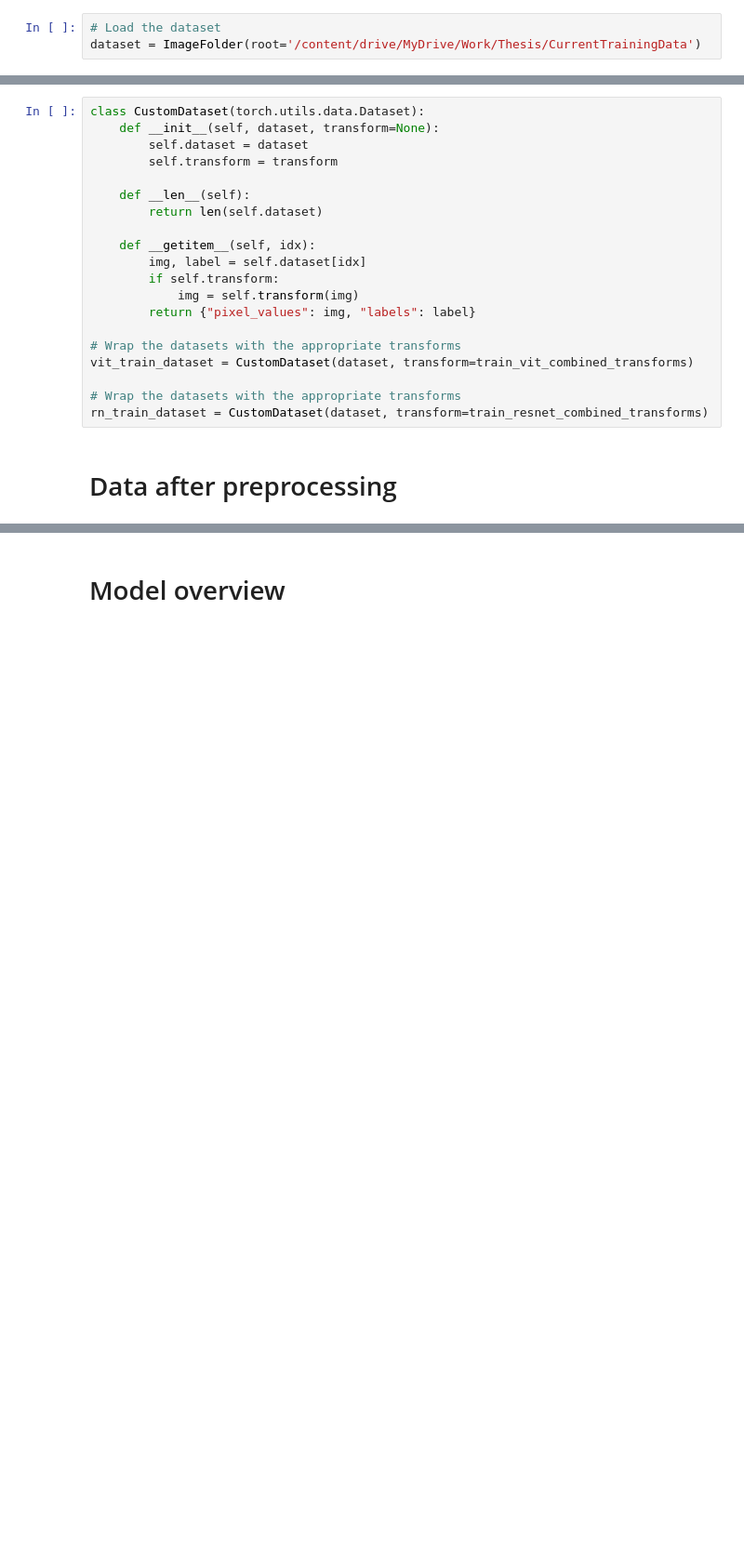
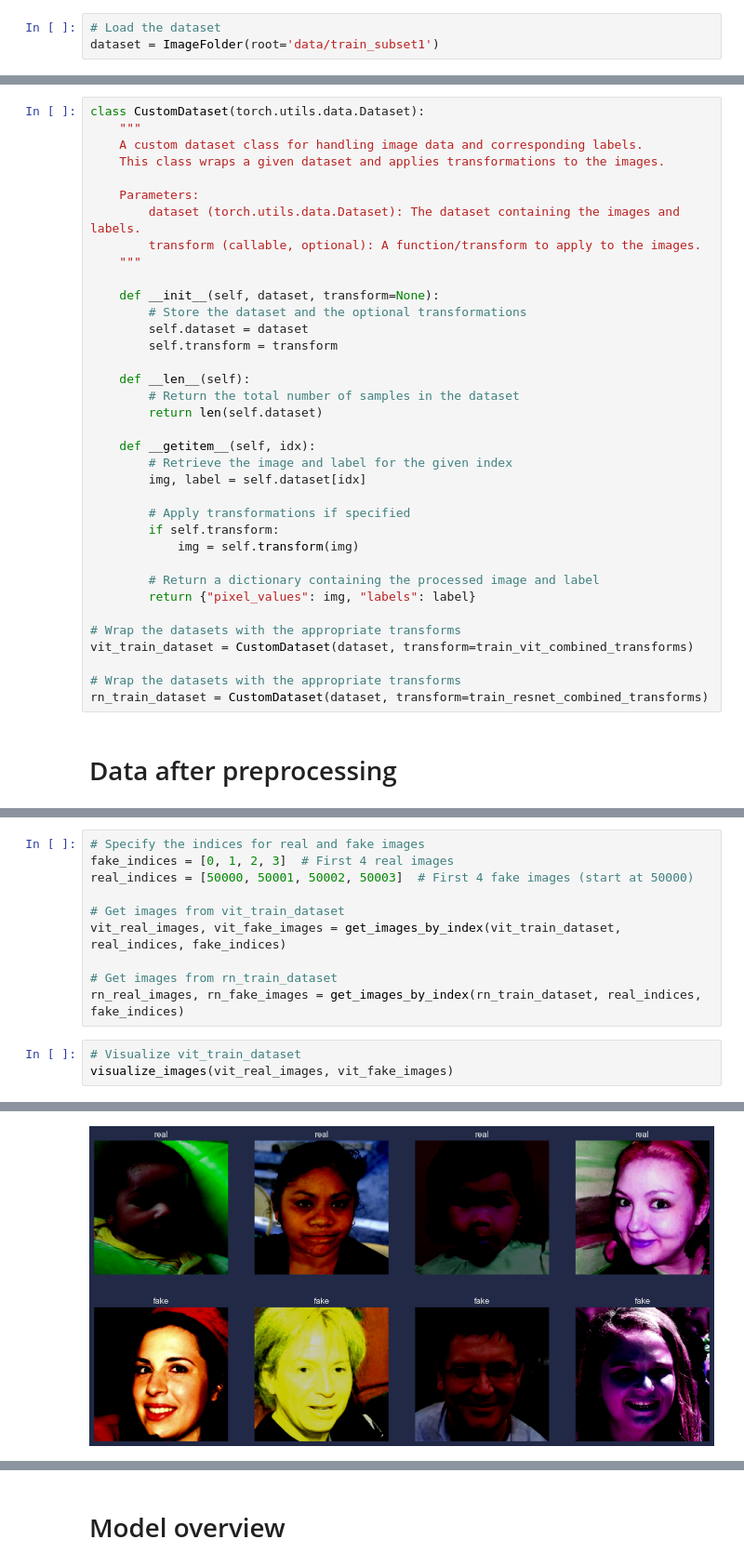
Before and after one commit to trndnhan/Facial-Deepfake-Detection-with-ViT-and-CNN, a Jupyter notebook: Thesis_Notebook.ipynb, the cells around one changed output, grey strips where cells are left out. Shown at 93% size. Saved outputs shown, nothing was run; the diff lists cells and outputs as text; blank space fills up the shorter version.

```diff
--- a/Thesis_Notebook.ipynb
+++ b/Thesis_Notebook.ipynb
@@ -240,7 +233,7 @@ val_test_resnet_combined_transforms = transforms.Compose([
 ])
 # %%
 # Load the dataset
-dataset = ImageFolder(root='/content/drive/MyDrive/Work/Thesis/CurrentTrainingData')
+dataset = ImageFolder(root='data/train_subset1')
 # %%
 print(f"Training set size: {len(dataset)}")
 # %% [output]
@@ -248,16 +241,32 @@ Training set size: 2000
 # %%
 class CustomDataset(torch.utils.data.Dataset):
+    """
+    A custom dataset class for handling image data and corresponding labels.
+    This class wraps a given dataset and applies transformations to the images.
+
+    Parameters:
+        dataset (torch.utils.data.Dataset): The dataset containing the images and labels.
+        transform (callable, optional): A function/transform to apply to the images.
+    """
+
     def __init__(self, dataset, transform=None):
+        # Store the dataset and the optional transformations
         self.dataset = dataset
         self.transform = transform
 
     def __len__(self):
+        # Return the total number of samples in the dataset
         return len(self.dataset)
 
     def __getitem__(self, idx):
+        # Retrieve the image and label for the given index
         img, label = self.dataset[idx]
+
+        # Apply transformations if specified
         if self.transform:
             img = self.transform(img)
+
+        # Return a dictionary containing the processed image and label
         return {"pixel_values": img, "labels": label}
 
 # Wrap the datasets with the appropriate transforms
@@ -321,0 +328,14 @@ WARNING:matplotlib.image:Clipping input data to the valid range for imshow with
+# %%
+# Specify the indices for real and fake images
+fake_indices = [0, 1, 2, 3]  # First 4 real images
+real_indices = [50000, 50001, 50002, 50003]  # First 4 fake images (start at 50000)
+
+# Get images from vit_train_dataset
+vit_real_images, vit_fake_images = get_images_by_index(vit_train_dataset, real_indices, fake_indices)
+
+# Get images from rn_train_dataset
+rn_real_images, rn_fake_images = get_images_by_index(rn_train_dataset, real_indices, fake_indices)
+# %%
+# Visualize vit_train_dataset
+visualize_images(vit_real_images, vit_fake_images)
+# %% [output]
@@ -321,0 +350 @@ WARNING:matplotlib.image:Clipping input data to the valid range for imshow with
+[figure, added]
```
Also changed, not shown: parts of 299 cells of this notebook.
